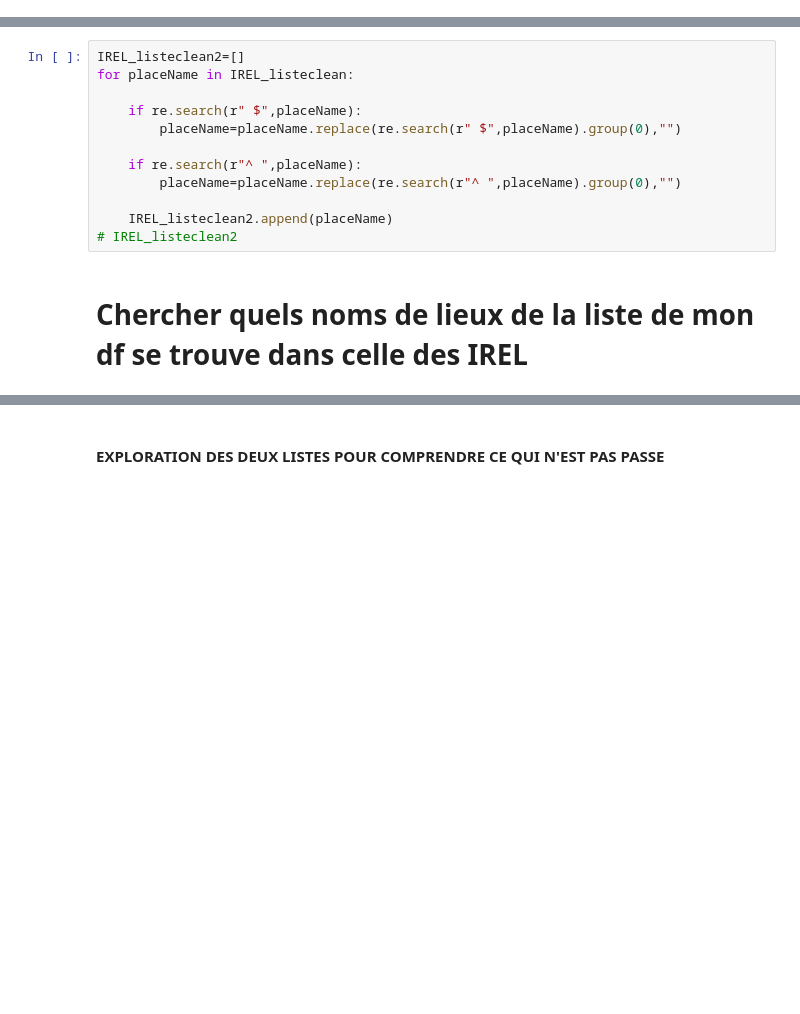
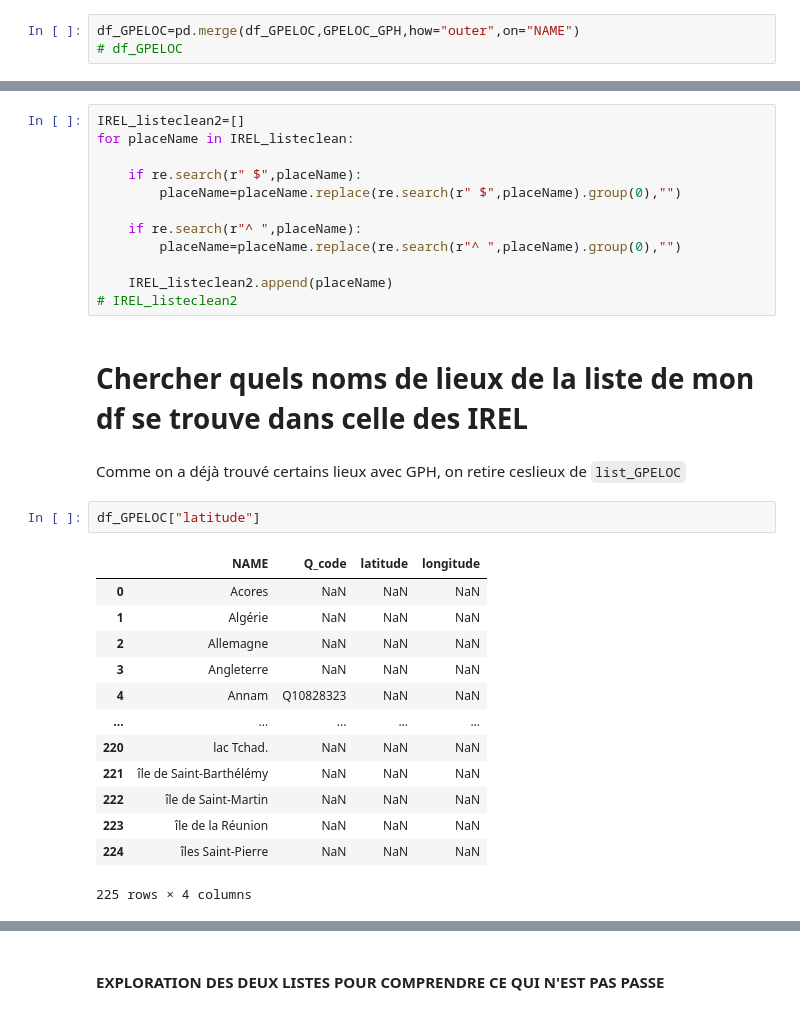
Before and after one commit to LilyG98/MappingJournals, a Jupyter notebook: data/desambiguisation_lieux.ipynb, the cells around one changed output, grey strips where cells are left out. Saved outputs shown, nothing was run; the diff lists cells and outputs as text; blank space fills up the shorter version.

```diff
--- a/data/desambiguisation_lieux.ipynb
+++ b/data/desambiguisation_lieux.ipynb
@@ -317,3 +369,6 @@ UnboundLocalError: local variable 'L_NotMatch' referenced before assignment
+# %%
+df_GPELOC=pd.merge(df_GPELOC,GPELOC_GPH,how="outer",on="NAME")
+# df_GPELOC
 # %% [markdown]
 ### 2.2.2. GPH x IREL : avoir une idée de ce que l'on pouvait trouver dans les deux
 #### (et qu'il faut donc extraire de la liste de recherche)
@@ -436,5 +557,23 @@ for placeName in IREL_listeclean:
 # IREL_listeclean2
 # %% [markdown]
 # Chercher quels noms de lieux de la liste de mon df se trouve dans celle des IREL
+# %% [markdown]
+Comme on a déjà trouvé certains lieux avec GPH, on retire ceslieux de `list_GPELOC`
+# %%
+df_GPELOC["latitude"]
+# %% [output]
+|  | NAME | Q_code | latitude | longitude |
+| 0 | Acores | NaN | NaN | NaN |
+| 1 | Algérie | NaN | NaN | NaN |
+| 2 | Allemagne | NaN | NaN | NaN |
+| 3 | Angleterre | NaN | NaN | NaN |
+| 4 | Annam | Q10828323 | NaN | NaN |
+| ... | ... | ... | ... | ... |
+| 220 | lac Tchad. | NaN | NaN | NaN |
+| 221 | île de Saint-Barthélémy | NaN | NaN | NaN |
+| 222 | île de Saint-Martin | NaN | NaN | NaN |
+| 223 | île de la Réunion | NaN | NaN | NaN |
+| 224 | îles Saint-Pierre | NaN | NaN | NaN |
+225 rows × 4 columns
 # %%
 L_MatchDF_IREL, L_NotMatchDF_IREL =MatchGPELOC_IREL(list_GPELOC,IREL_listeclean2)
```
Also changed, not shown: parts of 50 cells of this notebook, 1 other file.
